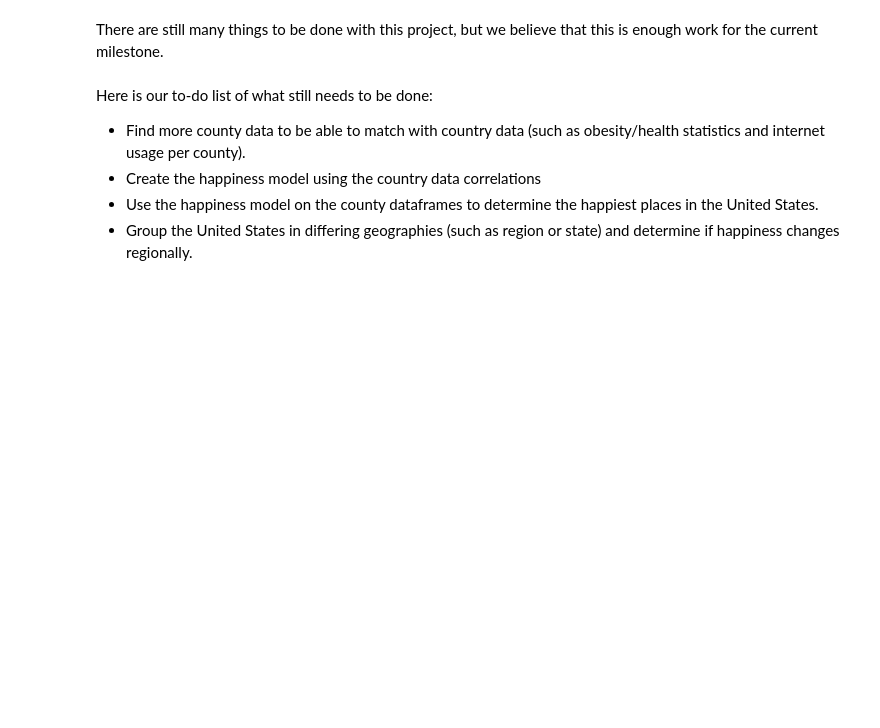
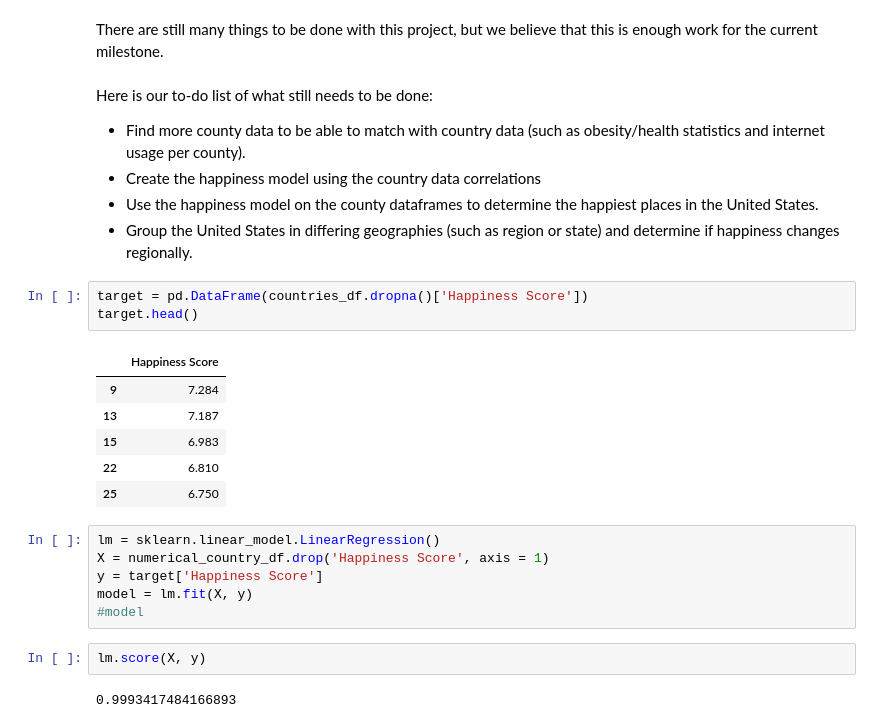
Before and after one commit to eym55/HappinessTutorial, a Jupyter notebook: Data Wrangling.ipynb, the cells around one changed output. Drawn from its saved outputs; the diff is of its cells as text; blank space fills up the shorter version.

Commit message:
Added a preliminary linear regression

```diff
--- a/Data Wrangling.ipynb
+++ b/Data Wrangling.ipynb
@@ -540,3 +543,23 @@ Here is our to-do list of what still needs to be done:
  - Create the happiness model using the country data correlations
  - Use the happiness model on the county dataframes to determine the happiest places in the United States.
  - Group the United States in differing geographies (such as region or state) and determine if happiness changes regionally.
+# %%
+target = pd.DataFrame(countries_df.dropna()['Happiness Score'])
+target.head()
+# %% [output]
+|  | Happiness Score |
+| 9 | 7.284 |
+| 13 | 7.187 |
+| 15 | 6.983 |
+| 22 | 6.810 |
+| 25 | 6.750 |
+# %%
+lm = sklearn.linear_model.LinearRegression()
+X = numerical_country_df.drop('Happiness Score', axis = 1)
+y = target['Happiness Score']
+model = lm.fit(X, y)
+#model
+# %%
+lm.score(X, y)
+# %% [output]
+0.9993417484166893
```
Also changed, not shown: parts of 8 cells of this notebook, 1 other file.
